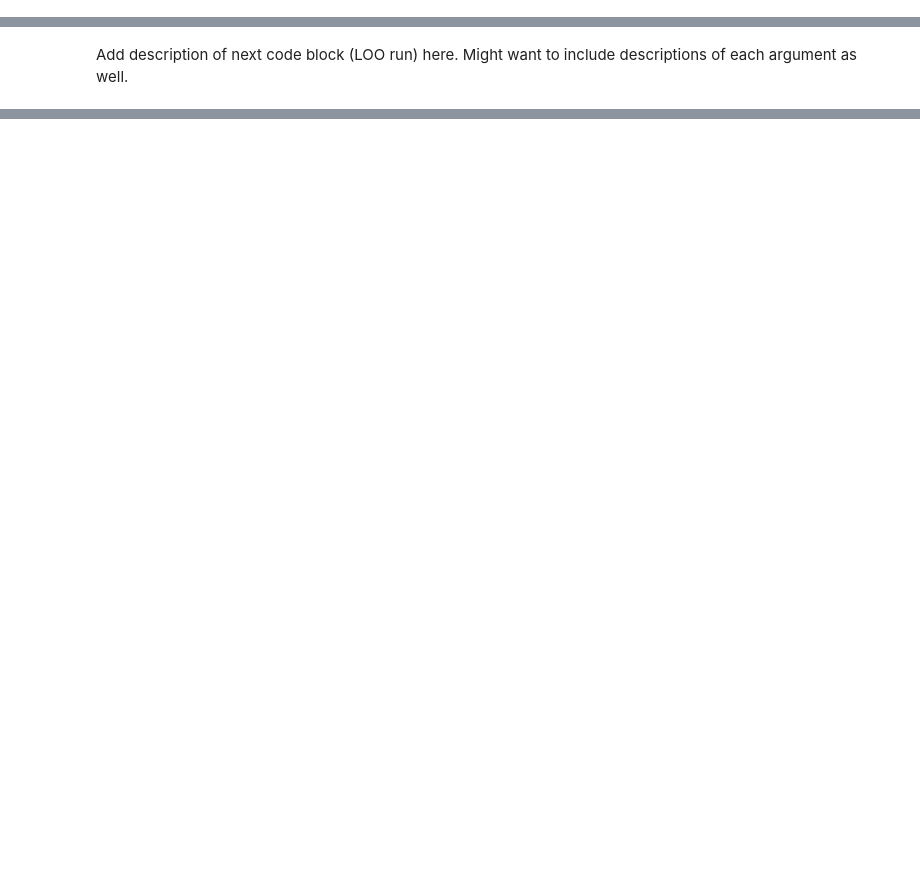
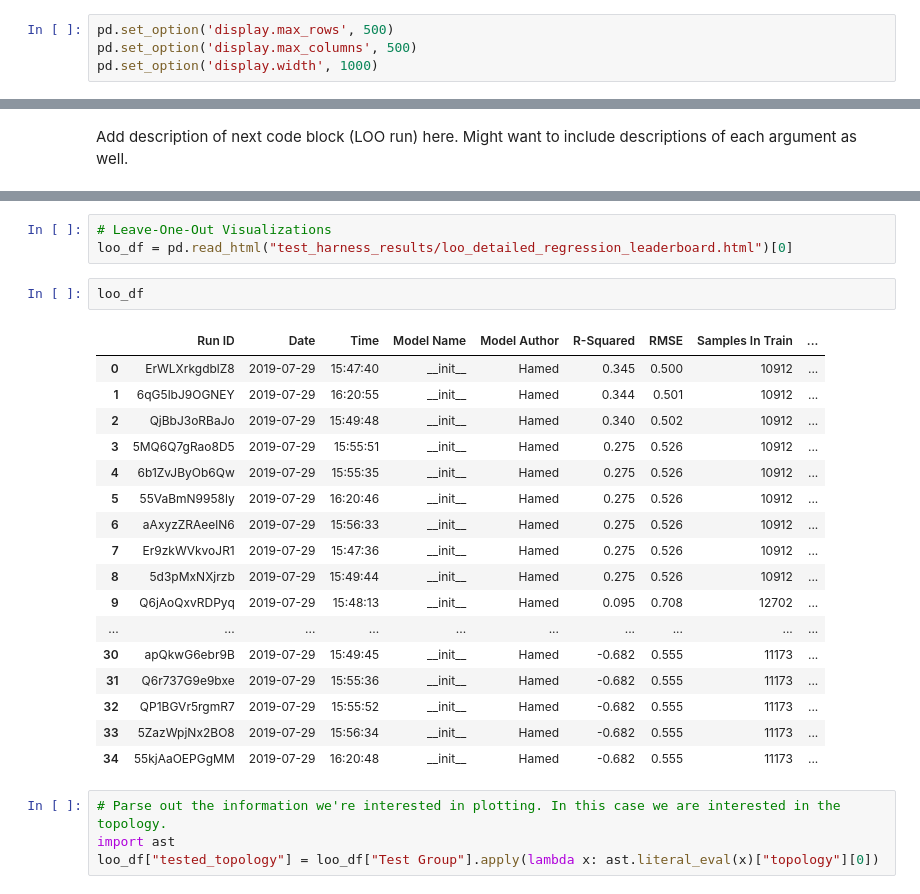
Before and after one commit to SD2E/test-harness, a Jupyter notebook: example_scripts/Data_Sharing_Demo/Data_Sharing_Test_Harness_Demo.ipynb, the cells around one changed output, grey strips where cells are left out. Saved outputs shown, nothing was run; the diff lists cells and outputs as text; blank space fills up the shorter version.

```diff
--- a/example_scripts/Data_Sharing_Demo/Data_Sharing_Test_Harness_Demo.ipynb
+++ b/example_scripts/Data_Sharing_Demo/Data_Sharing_Test_Harness_Demo.ipynb
@@ -9,6 +12,10 @@ from harness.test_harness_class import TestHarness
 from harness.th_model_instances.hamed_models.random_forest_classification import random_forest_classification
 from harness.th_model_instances.hamed_models.random_forest_regression import random_forest_regression
 from harness.th_model_instances.hamed_models.rocklin_models import rocklins_linear_regression
+# %%
+pd.set_option('display.max_rows', 500)
+pd.set_option('display.max_columns', 500)
+pd.set_option('display.width', 1000)
 # %%
 # Read in the data (Rocklin Dataset)
 protein_data = pd.read_csv('rocklin_dataset_simplified.csv', comment='#', low_memory=False)
@@ -137,0 +208,27 @@ Leave-One-Out Summary Leaderboard:
+# %%
+# Leave-One-Out Visualizations
+loo_df = pd.read_html("test_harness_results/loo_detailed_regression_leaderboard.html")[0]
+# %%
+loo_df
+# %% [output]
+|  | Run ID | Date | Time | Model Name | Model Author | R-Squared | RMSE | Samples In Train | ... |
+| 0 | ErWLXrkgdblZ8 | 2019-07-29 | 15:47:40 | __init__ | Hamed | 0.345 | 0.500 | 10912 | ... |
+| 1 | 6qG5lbJ9OGNEY | 2019-07-29 | 16:20:55 | __init__ | Hamed | 0.344 | 0.501 | 10912 | ... |
+| 2 | QjBbJ3oRBaJo | 2019-07-29 | 15:49:48 | __init__ | Hamed | 0.340 | 0.502 | 10912 | ... |
+| 3 | 5MQ6Q7gRao8D5 | 2019-07-29 | 15:55:51 | __init__ | Hamed | 0.275 | 0.526 | 10912 | ... |
+| 4 | 6b1ZvJByOb6Qw | 2019-07-29 | 15:55:35 | __init__ | Hamed | 0.275 | 0.526 | 10912 | ... |
+| 5 | 55VaBmN9958ly | 2019-07-29 | 16:20:46 | __init__ | Hamed | 0.275 | 0.526 | 10912 | ... |
+| 6 | aAxyzZRAeelN6 | 2019-07-29 | 15:56:33 | __init__ | Hamed | 0.275 | 0.526 | 10912 | ... |
+| 7 | Er9zkWVkvoJR1 | 2019-07-29 | 15:47:36 | __init__ | Hamed | 0.275 | 0.526 | 10912 | ... |
+| 8 | 5d3pMxNXjrzb | 2019-07-29 | 15:49:44 | __init__ | Hamed | 0.275 | 0.526 | 10912 | ... |
+| 9 | Q6jAoQxvRDPyq | 2019-07-29 | 15:48:13 | __init__ | Hamed | 0.095 | 0.708 | 12702 | ... |
+| ... | ... | ... | ... | ... | ... | ... | ... | ... | ... |
+| 30 | apQkwG6ebr9B | 2019-07-29 | 15:49:45 | __init__ | Hamed | -0.682 | 0.555 | 11173 | ... |
+| 31 | Q6r737G9e9bxe | 2019-07-29 | 15:55:36 | __init__ | Hamed | -0.682 | 0.555 | 11173 | ... |
+| 32 | QP1BGVr5rgmR7 | 2019-07-29 | 15:55:52 | __init__ | Hamed | -0.682 | 0.555 | 11173 | ... |
+| 33 | 5ZazWpjNx2BO8 | 2019-07-29 | 15:56:34 | __init__ | Hamed | -0.682 | 0.555 | 11173 | ... |
+| 34 | 55kjAaOEPGgMM | 2019-07-29 | 16:20:48 | __init__ | Hamed | -0.682 | 0.555 | 11173 | ... |
+# %%
+# Parse out the information we're interested in plotting. In this case we are interested in the topology.
+import ast
+loo_df["tested_topology"] = loo_df["Test Group"].apply(lambda x: ast.literal_eval(x)["topology"][0])
```
Also changed, not shown: parts of 9 cells of this notebook.
